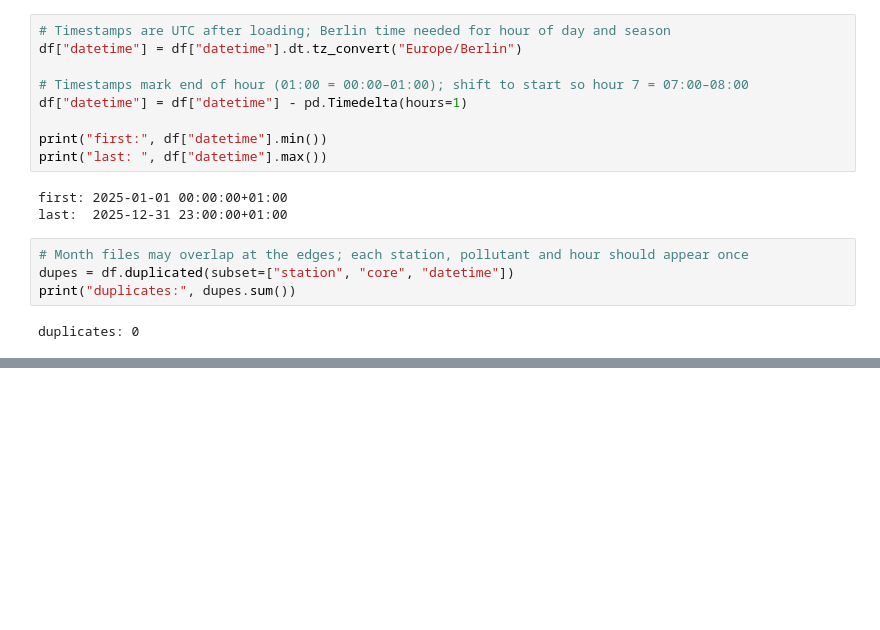
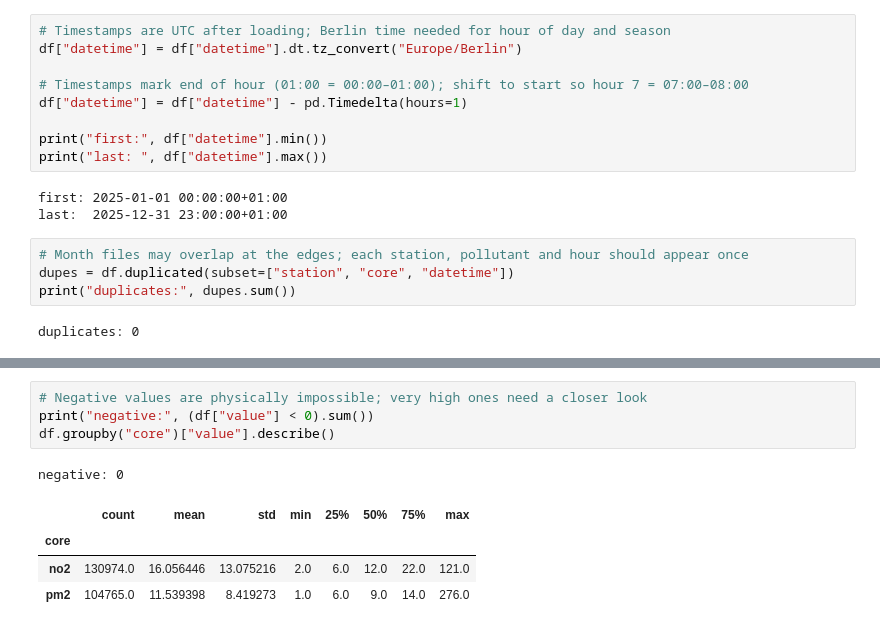
Before and after one commit to petrakuhnle/Air_Quality_Project, a Jupyter notebook: notebooks/01-data.ipynb, the cells around one changed output, grey strips where cells are left out. Drawn from its saved outputs; the diff is of its cells as text; blank space fills up the shorter version.

```diff
--- a/notebooks/01-data.ipynb
+++ b/notebooks/01-data.ipynb
@@ -172,0 +184,10 @@ duplicates: 0
+# %%
+# Negative values are physically impossible; very high ones need a closer look
+print("negative:", (df["value"] < 0).sum())
+df.groupby("core")["value"].describe()
+# %% [output]
+negative: 0
+|  | count | mean | std | min | 25% | 50% | 75% | max |
+| core |  |  |  |  |  |  |  |  |
+| no2 | 130974.0 | 16.056446 | 13.075216 | 2.0 | 6.0 | 12.0 | 22.0 | 121.0 |
+| pm2 | 104765.0 | 11.539398 | 8.419273 | 1.0 | 6.0 | 9.0 | 14.0 | 276.0 |
```
Also changed, not shown: parts of 9 cells of this notebook.
